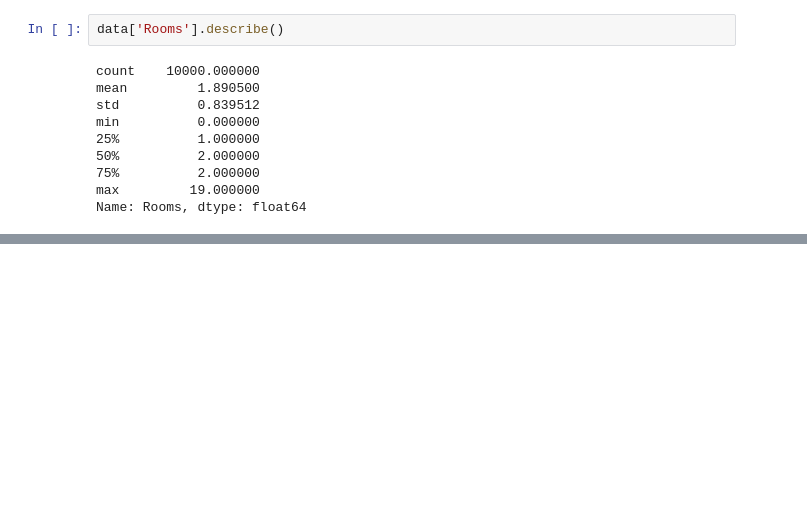
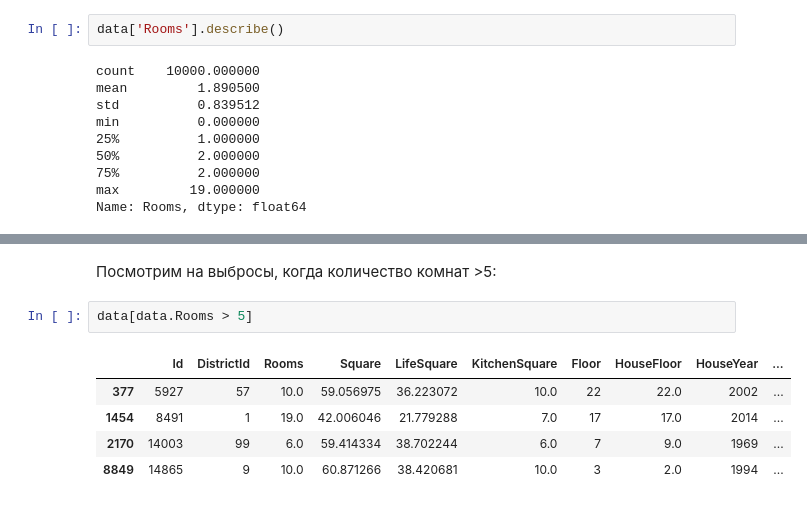
Before and after one commit to DmitryVGusev/GB-Python-in-DS, a Jupyter notebook: Python_in_DS_Coursework.ipynb, the cells around one changed output, grey strips where cells are left out. Saved outputs shown, nothing was run; the diff lists cells and outputs as text; blank space fills up the shorter version.

```diff
--- a/Python_in_DS_Coursework.ipynb
+++ b/Python_in_DS_Coursework.ipynb
@@ -184,0 +194,10 @@ data['Rooms'].count()
+# %% [markdown]
+Посмотрим на выбросы, когда количество комнат >5:
+# %%
+data[data.Rooms > 5]
+# %% [output]
+|  | Id | DistrictId | Rooms | Square | LifeSquare | KitchenSquare | Floor | HouseFloor | HouseYear | ... |
+| 377 | 5927 | 57 | 10.0 | 59.056975 | 36.223072 | 10.0 | 22 | 22.0 | 2002 | ... |
+| 1454 | 8491 | 1 | 19.0 | 42.006046 | 21.779288 | 7.0 | 17 | 17.0 | 2014 | ... |
+| 2170 | 14003 | 99 | 6.0 | 59.414334 | 38.702244 | 6.0 | 7 | 9.0 | 1969 | ... |
+| 8849 | 14865 | 9 | 10.0 | 60.871266 | 38.420681 | 10.0 | 3 | 2.0 | 1994 | ... |
```
Also changed, not shown: parts of 2 cells of this notebook.
